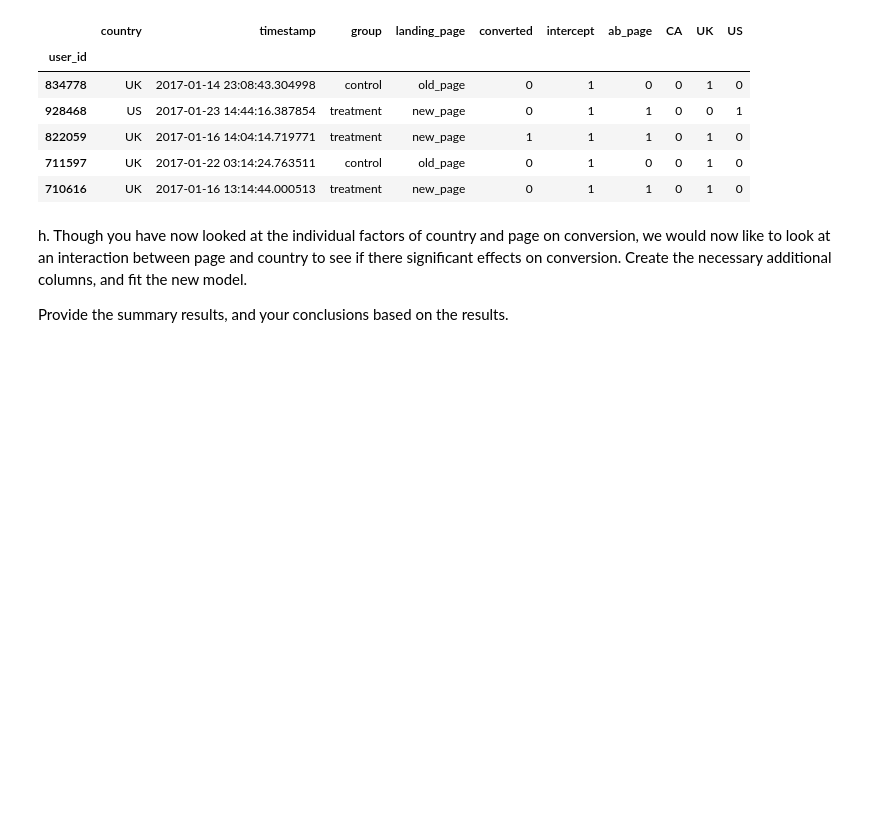
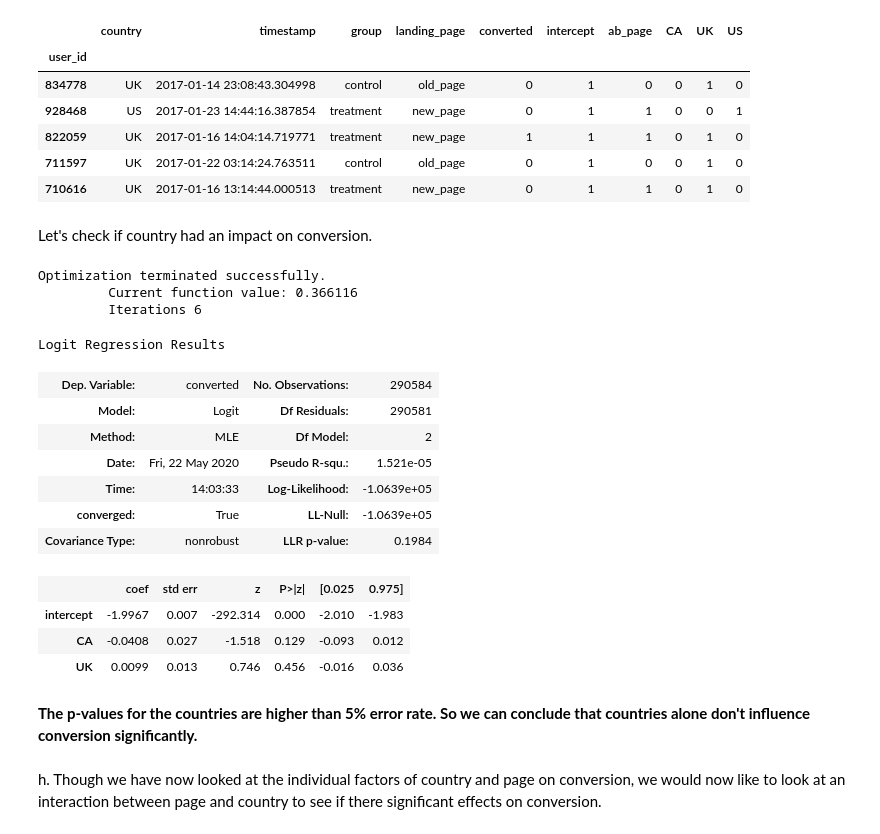
Before and after one commit to yamontv/analyze_ab_test_results, a Jupyter notebook: Analyze_ab_test_results_notebook.ipynb, the cells around one changed output. Drawn from its saved outputs; the diff is of its cells as text; code cells hidden in the pictures; blank space fills up the shorter version.

```diff
--- a/Analyze_ab_test_results_notebook.ipynb
+++ b/Analyze_ab_test_results_notebook.ipynb
@@ -347,8 +322,33 @@ cdf.head()
 | 822059 | UK | 2017-01-16 14:04:14.719771 | treatment | new_page | 1 | 1 | 1 | 0 | 1 | 0 |
 | 711597 | UK | 2017-01-22 03:14:24.763511 | control | old_page | 0 | 1 | 0 | 0 | 1 | 0 |
 | 710616 | UK | 2017-01-16 13:14:44.000513 | treatment | new_page | 0 | 1 | 1 | 0 | 1 | 0 |
+# %% [markdown]
+Let's check if country had an impact on conversion.
+# %%
+# Instantiating the model
+lm = sm.Logit(cdf['converted'], cdf[['intercept', 'CA', 'UK']])
+# Fitting the model
+res = lm.fit()
+# Displaying summary results
+res.summary()
+# %% [output]
+Optimization terminated successfully.
+         Current function value: 0.366116
+         Iterations 6
+Logit Regression Results
+| Dep. Variable: | converted | No. Observations: | 290584 |
+| Model: | Logit | Df Residuals: | 290581 |
+| Method: | MLE | Df Model: | 2 |
+| Date: | Fri, 22 May 2020 | Pseudo R-squ.: | 1.521e-05 |
+| Time: | 14:03:33 | Log-Likelihood: | -1.0639e+05 |
+| converged: | True | LL-Null: | -1.0639e+05 |
+| Covariance Type: | nonrobust | LLR p-value: | 0.1984 |
+|  | coef | std err | z | P>|z| | [0.025 | 0.975] |
+| intercept | -1.9967 | 0.007 | -292.314 | 0.000 | -2.010 | -1.983 |
+| CA | -0.0408 | 0.027 | -1.518 | 0.129 | -0.093 | 0.012 |
+| UK | 0.0099 | 0.013 | 0.746 | 0.456 | -0.016 | 0.036 |
+# %% [markdown]
+**The p-values for the countries are higher than 5% error rate. So we can conclude that countries alone don't influence conversion significantly.**
 # %% [markdown]
-h. Though you have now looked at the individual factors of country and page on conversion, we would now like to look at an interaction between page and country to see if there significant effects on conversion.  Create the necessary additional columns, and fit the new model.
-
-Provide the summary results, and your conclusions based on the results.
+h. Though we have now looked at the individual factors of country and page on conversion, we would now like to look at an interaction between page and country to see if there significant effects on conversion.
 # %%
```
Also changed, not shown: parts of 42 cells of this notebook, 2 other files.
